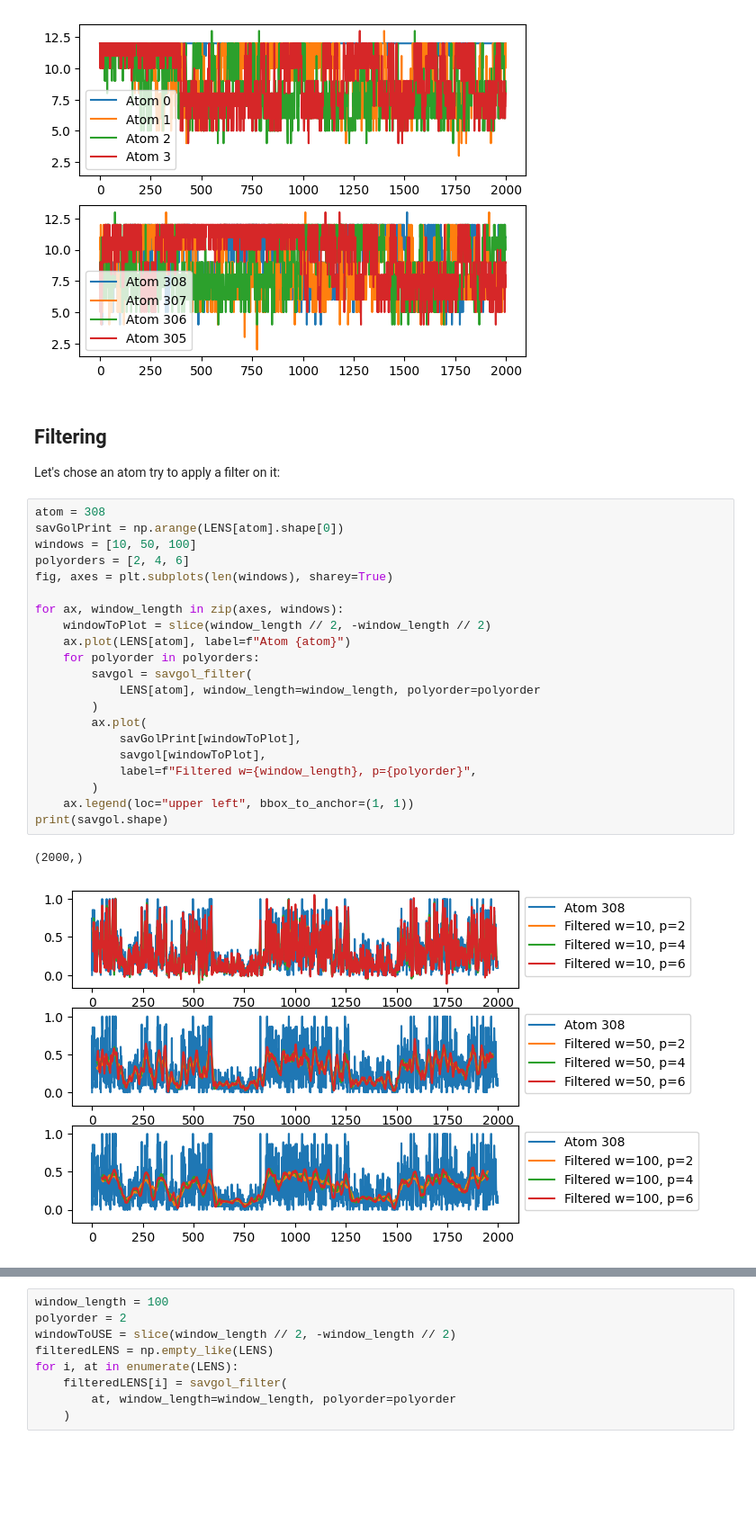
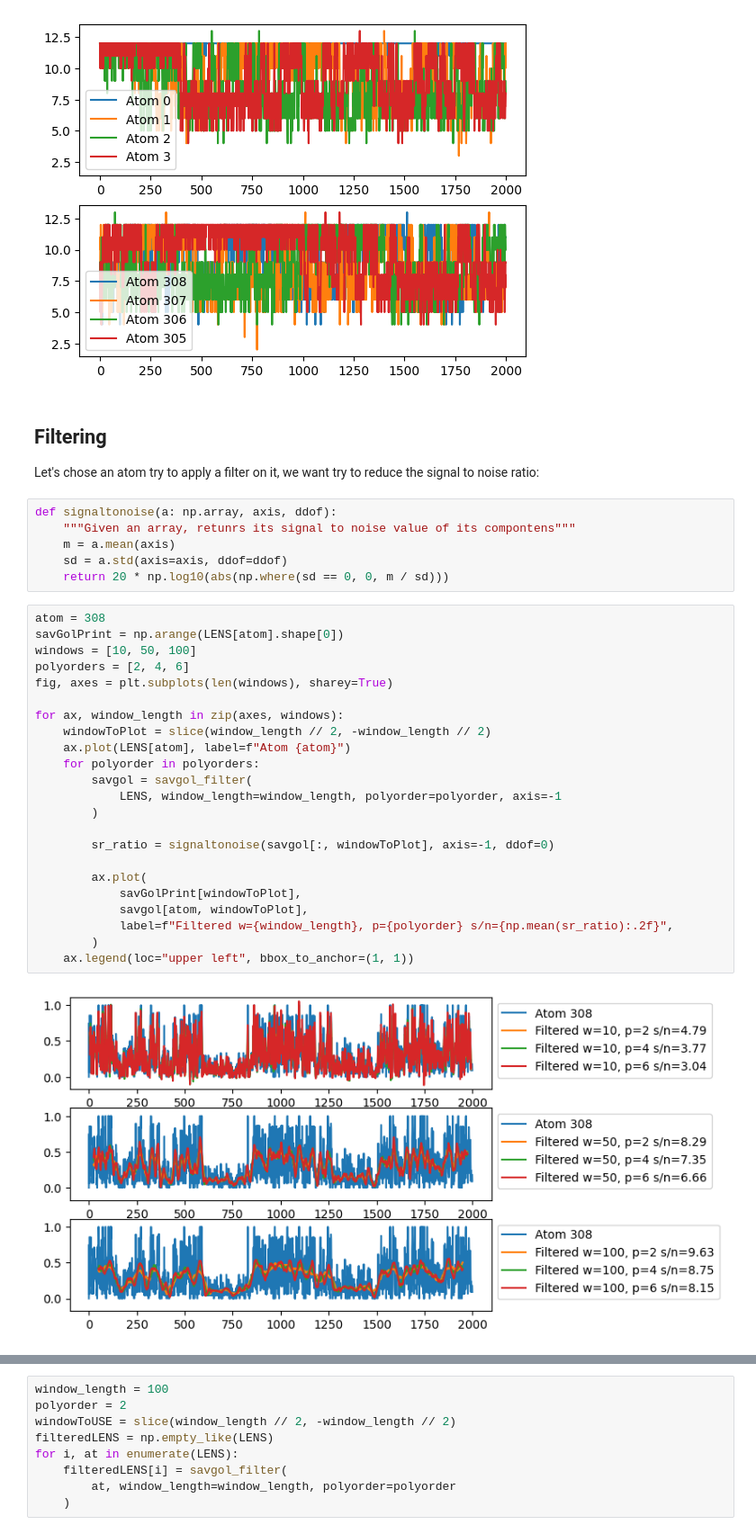
Before and after one commit to GMPavanLab/cpctools, a Jupyter notebook: Examples/LENS.ipynb, the cells around one changed output, grey strips where cells are left out. Shown at 90% size. Saved outputs shown, nothing was run; the diff lists cells and outputs as text; blank space fills up the shorter version.

```diff
--- a/Examples/LENS.ipynb
+++ b/Examples/LENS.ipynb
@@ -67,28 +69,35 @@ for ax in axes:
 # %% [markdown]
 ## Filtering
 
-Let's chose an atom  try to apply a filter on it:
+Let's chose an atom  try to apply a filter on it, we want try to reduce the signal to noise ratio:
+# %%
+def signaltonoise(a: np.array, axis, ddof):
+    """Given an array, retunrs its signal to noise value of its compontens"""
+    m = a.mean(axis)
+    sd = a.std(axis=axis, ddof=ddof)
+    return 20 * np.log10(abs(np.where(sd == 0, 0, m / sd)))
 # %%
 atom = 308
 savGolPrint = np.arange(LENS[atom].shape[0])
 windows = [10, 50, 100]
 polyorders = [2, 4, 6]
 fig, axes = plt.subplots(len(windows), sharey=True)
 
 for ax, window_length in zip(axes, windows):
     windowToPlot = slice(window_length // 2, -window_length // 2)
     ax.plot(LENS[atom], label=f"Atom {atom}")
     for polyorder in polyorders:
         savgol = savgol_filter(
-            LENS[atom], window_length=window_length, polyorder=polyorder
+            LENS, window_length=window_length, polyorder=polyorder, axis=-1
         )
+
+        sr_ratio = signaltonoise(savgol[:, windowToPlot], axis=-1, ddof=0)
+
         ax.plot(
             savGolPrint[windowToPlot],
-            savgol[windowToPlot],
-            label=f"Filtered w={window_length}, p={polyorder}",
+            savgol[atom, windowToPlot],
+            label=f"Filtered w={window_length}, p={polyorder} s/n={np.mean(sr_ratio):.2f}",
         )
     ax.legend(loc="upper left", bbox_to_anchor=(1, 1))
-print(savgol.shape)
 # %% [output]
-(2000,)
-[figure, old version]
+[figure, new version]
```
Also changed, not shown: parts of 8 cells of this notebook.
